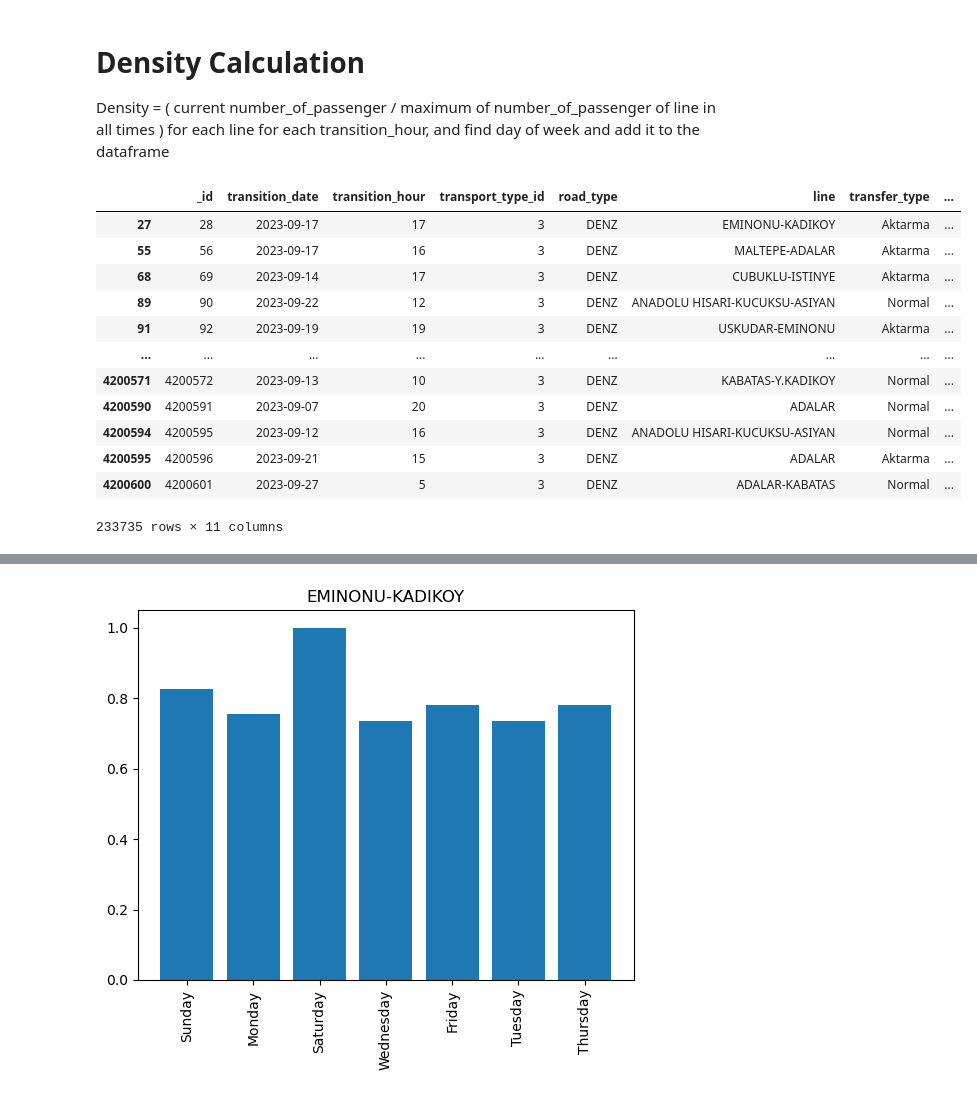
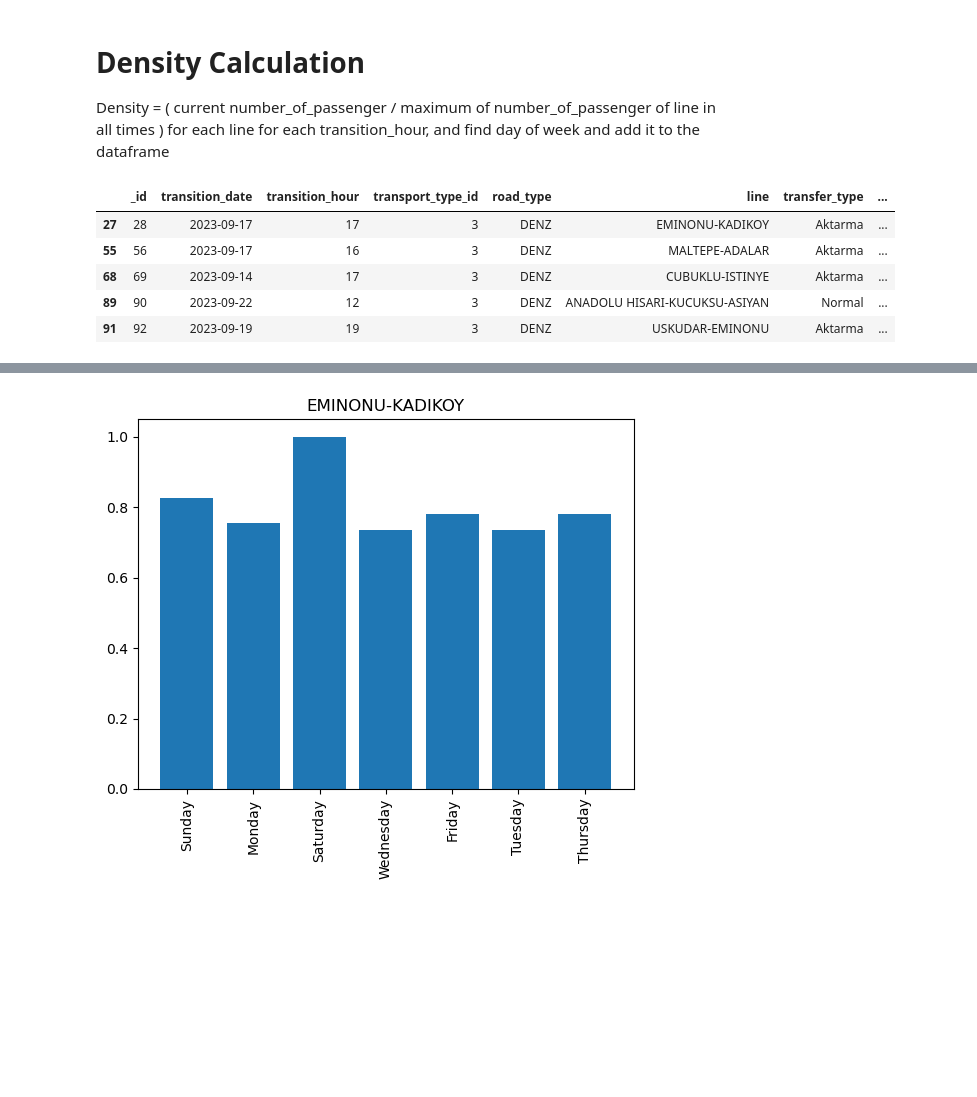
Before and after one commit to senaoz/49Y, a Jupyter notebook: istanbulEylul23/main.ipynb, the cells around one changed output, grey strips where cells are left out. Saved outputs shown, nothing was run; the diff lists cells and outputs as text; code cells hidden in the pictures; blank space fills up the shorter version.

```diff
--- a/istanbulEylul23/main.ipynb
+++ b/istanbulEylul23/main.ipynb
@@ -130,19 +124,12 @@ for each line for each transition_hour, and find day of week and add it to the d
 # %%
 df = sea.copy()
 df['density'] = df['number_of_passenger'] / df.groupby('line')['number_of_passenger'].transform('max')
 df['day_of_week'] = pd.to_datetime(df['transition_date']).dt.day_name()
-df
+df.head()
 # %% [output]
 |  | _id | transition_date | transition_hour | transport_type_id | road_type | line | transfer_type | ... |
 | 27 | 28 | 2023-09-17 | 17 | 3 | DENZ | EMINONU-KADIKOY | Aktarma | ... |
 | 55 | 56 | 2023-09-17 | 16 | 3 | DENZ | MALTEPE-ADALAR | Aktarma | ... |
 | 68 | 69 | 2023-09-14 | 17 | 3 | DENZ | CUBUKLU-ISTINYE | Aktarma | ... |
 | 89 | 90 | 2023-09-22 | 12 | 3 | DENZ | ANADOLU HISARI-KUCUKSU-ASIYAN | Normal | ... |
 | 91 | 92 | 2023-09-19 | 19 | 3 | DENZ | USKUDAR-EMINONU | Aktarma | ... |
-| ... | ... | ... | ... | ... | ... | ... | ... | ... |
-| 4200571 | 4200572 | 2023-09-13 | 10 | 3 | DENZ | KABATAS-Y.KADIKOY | Normal | ... |
-| 4200590 | 4200591 | 2023-09-07 | 20 | 3 | DENZ | ADALAR | Normal | ... |
-| 4200594 | 4200595 | 2023-09-12 | 16 | 3 | DENZ | ANADOLU HISARI-KUCUKSU-ASIYAN | Normal | ... |
-| 4200595 | 4200596 | 2023-09-21 | 15 | 3 | DENZ | ADALAR | Aktarma | ... |
-| 4200600 | 4200601 | 2023-09-27 | 5 | 3 | DENZ | ADALAR-KABATAS | Normal | ... |
-233735 rows × 11 columns
```
Also changed, not shown: parts of 27 cells of this notebook, 3 other files.
